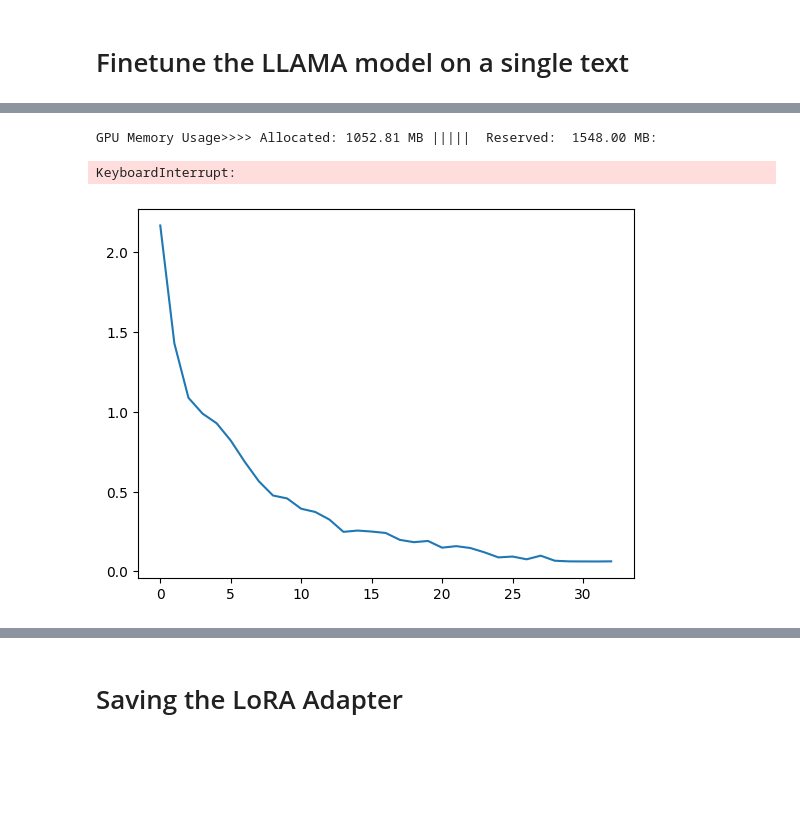
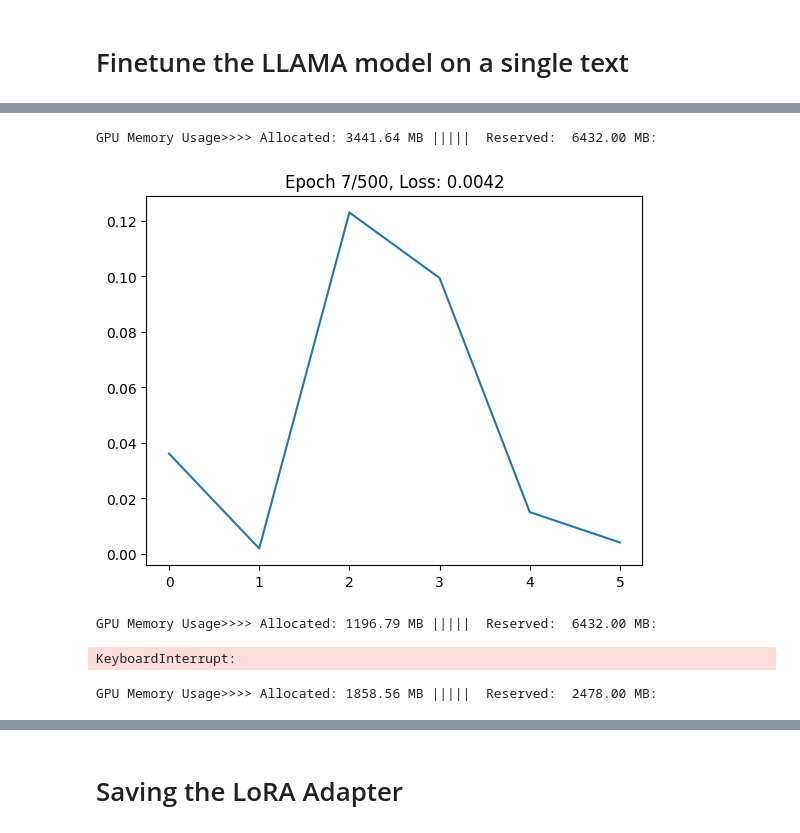
Before and after one commit to mohan696matlab/LLAMA_Finetuning_Master_Class, a Jupyter notebook: P1_llama_finetuning_new_data.ipynb, the cells around one changed output, grey strips where cells are left out. Saved outputs shown, nothing was run; the diff lists cells and outputs as text; code cells hidden in the pictures; blank space fills up the shorter version.

```diff
--- a/P1_llama_finetuning_new_data.ipynb
+++ b/P1_llama_finetuning_new_data.ipynb
@@ -0,0 +3,31 @@
+# %%
+import torch
+import bitsandbytes as bnb
+import gc
+import matplotlib.pyplot as plt
+
+def print_gpu_utilization():
+    allocated = torch.cuda.memory_allocated() / (1024 ** 2)
+    reserved = torch.cuda.memory_reserved() / (1024 ** 2)
+    print(f"GPU Memory Usage>>>> Allocated: {allocated:.2f} MB |||||  Reserved:  {reserved:.2f} MB:")
+
+def flush():
+    torch.cuda.empty_cache()
+    gc.collect()
+    torch.cuda.empty_cache()
+    gc.collect()
+
+# Create a simple 10000x10000 float32 tensor
+tensor_fp32 = torch.randn(10000, 10000, dtype=torch.float32).cuda()
+print_gpu_utilization()
+
+print(f"Original dtype: {tensor_fp32.dtype}")
+
+# Quantize to 8-bit using bitsandbytes
+# bnb.nn.Int8Params is designed to store tensors in int8
+quantized_tensor = bnb.functional.quantize_4bit(tensor_fp32)
+
+del tensor_fp32
+flush()
+
+print_gpu_utilization()
@@ -161,7 +276,7 @@ class LlamaDataset(Dataset):
         prompt = f'''<|begin_of_text|> <|start_header_id|>user<|end_header_id|>\n\n{question}<|eot_id|><|start_header_id|>assistant<|end_header_id|>\n\n'''
         full_text = prompt+f'''{answer}<|eot_id|>'''
 
-        tokenized = tokenizer(full_text, truncation=True, add_special_tokens=False, padding="max_length", max_length=300)
+        tokenized = tokenizer(full_text, truncation=True, add_special_tokens=False, padding="max_length", max_length=200)
 
         input_ids = tokenized["input_ids"]
         attention_mask = tokenized["attention_mask"]
@@ -325,7 +432,7 @@ Setting `pad_token_id` to `eos_token_id`:128001 for open-end generation.
 print_gpu_utilization()
 flush()
 # %% [output]
-GPU Memory Usage>>>> Allocated: 1052.81 MB |||||  Reserved:  1548.00 MB:
+GPU Memory Usage>>>> Allocated: 3441.64 MB |||||  Reserved:  6432.00 MB:
 # %%
 model.config.use_cache = False
 model.config.pretraining_tp = 1
@@ -334,10 +441,12 @@ max_steps=500
 max_loss = 1e9
 
 from torch.optim import AdamW
+from bitsandbytes.optim import Adam8bit,PagedAdam32bit
 # Define optimizer
 params_to_optimize = list(filter(lambda p: p.requires_grad, model.parameters()))
-optimizer = AdamW(params_to_optimize, lr=1e-5)
+# optimizer = AdamW(params_to_optimize, lr=1e-4)
 # optimizer = Adam8bit(params_to_optimize, lr=1e-4)
+optimizer = PagedAdam32bit(params_to_optimize, lr=1e-4)
 
 # Training loop
 model.train()
@@ -346,32 +455,33 @@ global_step= 0
 running_loss = []
 
 while global_step< max_steps:
     for step,batch in enumerate(train_dataloader):
         model.config.use_cache = False
         model.train()
 
         # Forward pass
         outputs = model(input_ids=batch['input_ids'].to('cuda'), attention_mask=batch['attention_mask'].to('cuda'), labels=batch['labels'].to('cuda'))
         loss = outputs.loss
         running_loss.append(loss.item())
         loss.backward()
 
 
         optimizer.step()
         optimizer.zero_grad()
 
         global_step += 1
         if global_step >= max_steps:
             break
 
         clear_output(wait=True)
         plt.plot(running_loss)
         plt.title(f"Epoch {global_step + 1}/{max_steps}, Loss: {loss.item():.4f}")
         plt.show()
         print_gpu_utilization()
 
 
 flush()
 # %% [output]
+[figure, new version]
-KeyboardInterrupt:
+GPU Memory Usage>>>> Allocated: 1196.79 MB |||||  Reserved:  6432.00 MB:
-[figure, old version]
+KeyboardInterrupt:
@@ -378,3 +490,7 @@ KeyboardInterrupt:
+# %%
+print_gpu_utilization()
+# %% [output]
+GPU Memory Usage>>>> Allocated: 1858.56 MB |||||  Reserved:  2478.00 MB:
 # %%
 pred = generate_eval(model=model,idx=4,disable_lora=False)
 print(pred)
```
Also changed, not shown: parts of 18 cells of this notebook, 6 other files.
